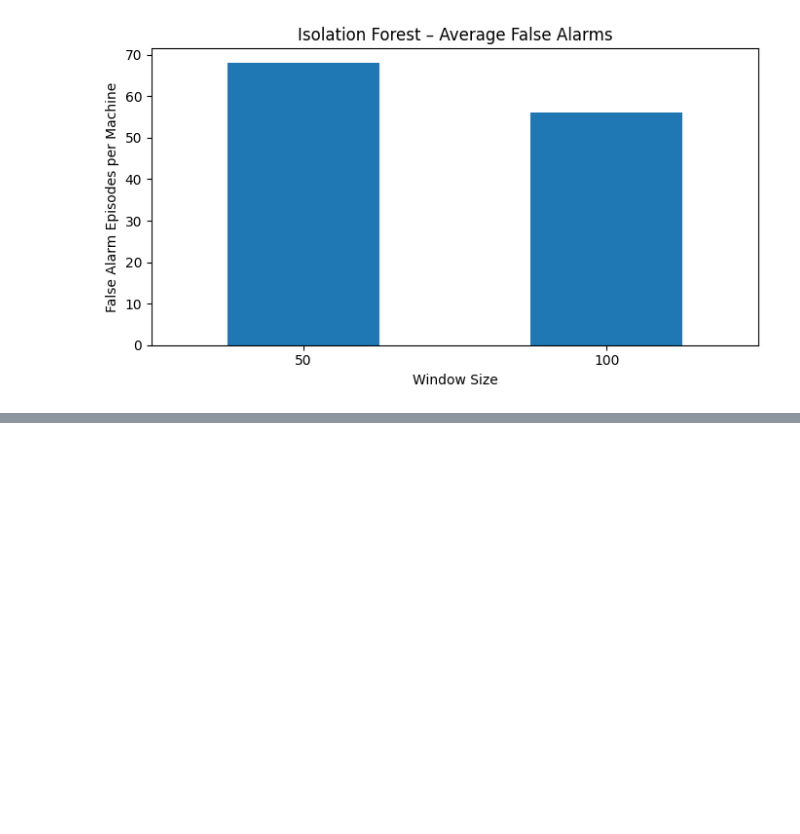
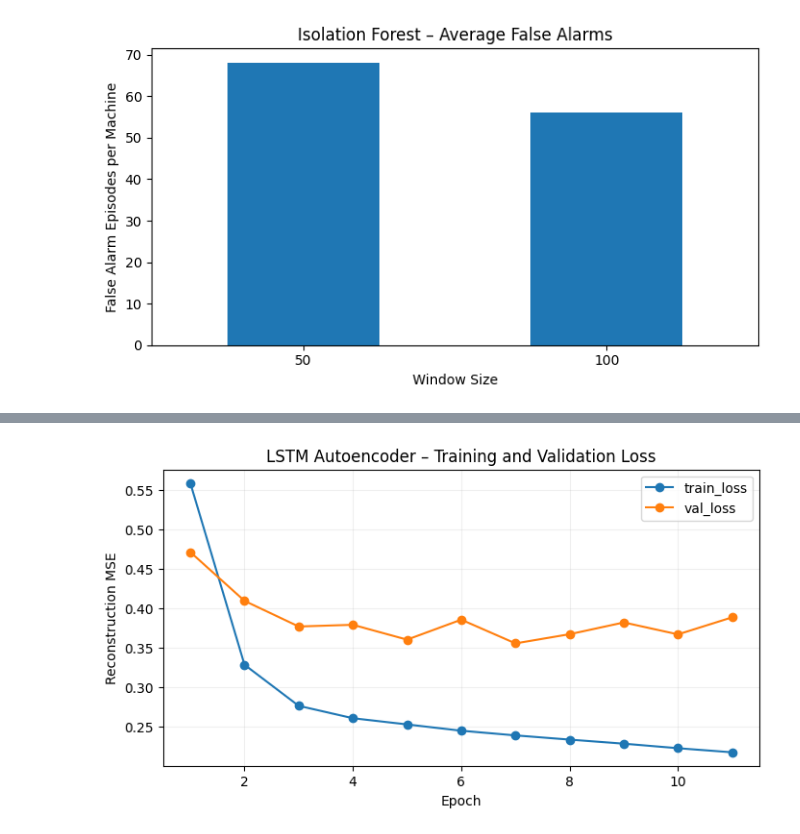
Before and after one commit to VioS11/SensorTwin-SMD, a Jupyter notebook: notebooks/IC3_SMD_Project.ipynb, the cells around one changed output, grey strips where cells are left out. Saved outputs shown, nothing was run; the diff lists cells and outputs as text; code cells hidden in the pictures; blank space fills up the shorter version.

```diff
--- a/notebooks/IC3_SMD_Project.ipynb
+++ b/notebooks/IC3_SMD_Project.ipynb
@@ -1383,0 +1620,44 @@ results_df.to_csv(
+# %%
+machine_name = "machine-1-1"
+window_size = 100
+seed = 42
+
+train_path = (
+    f"/content/preprocess/train/{machine_name}.csv"
+)
+
+machine_data = preprocess_machine(train_path)
+
+model, history = train_lstm_ae(
+    machine_data["train"],
+    machine_data["val"],
+    window_size=window_size,
+    seed=seed
+)
+
+val_scores = score_windows(
+    model,
+    machine_data["val"],
+    window_size
+)
+
+threshold = np.quantile(val_scores, 0.99)
+
+print("Threshold:", threshold)
+
+display(history)
+# %%
+history.plot(
+    x="epoch",
+    y=["train_loss", "val_loss"],
+    figsize=(8, 4),
+    marker="o"
+)
+
+plt.title("LSTM Autoencoder – Training and Validation Loss")
+plt.xlabel("Epoch")
+plt.ylabel("Reconstruction MSE")
+plt.grid(alpha=0.2)
+plt.show()
+# %% [output]
+[figure, added]
```
Also changed, not shown: parts of 47 cells of this notebook.
